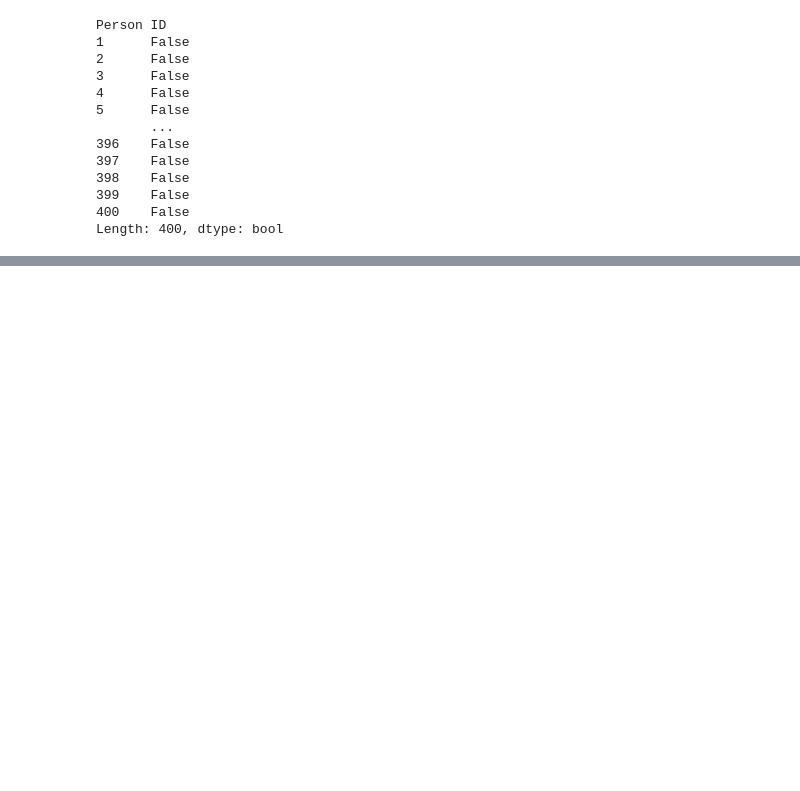
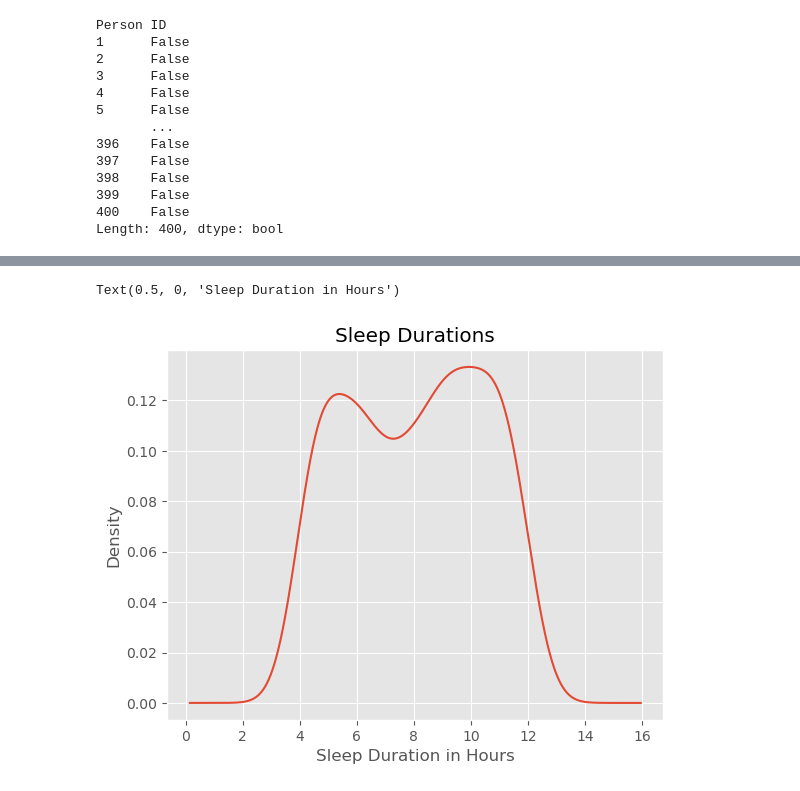
Before and after one commit to samjian8/Sleep_Lifestyle_Analysis, a Jupyter notebook: main.ipynb, the cells around one changed output, grey strips where cells are left out. Saved outputs shown, nothing was run; the diff lists cells and outputs as text; code cells hidden in the pictures; blank space fills up the shorter version.

```diff
--- a/main.ipynb
+++ b/main.ipynb
@@ -101,0 +114,6 @@ Text(0.5, 0, 'Occupation')
+# %%
+ax = df["Sleep Duration (hours)"].plot(kind='kde', title='Sleep Durations')
+ax.set_xlabel('Sleep Duration in Hours')
+# %% [output]
+Text(0.5, 0, 'Sleep Duration in Hours')
+[figure, added]
```
Also changed, not shown: parts of 7 cells of this notebook.
